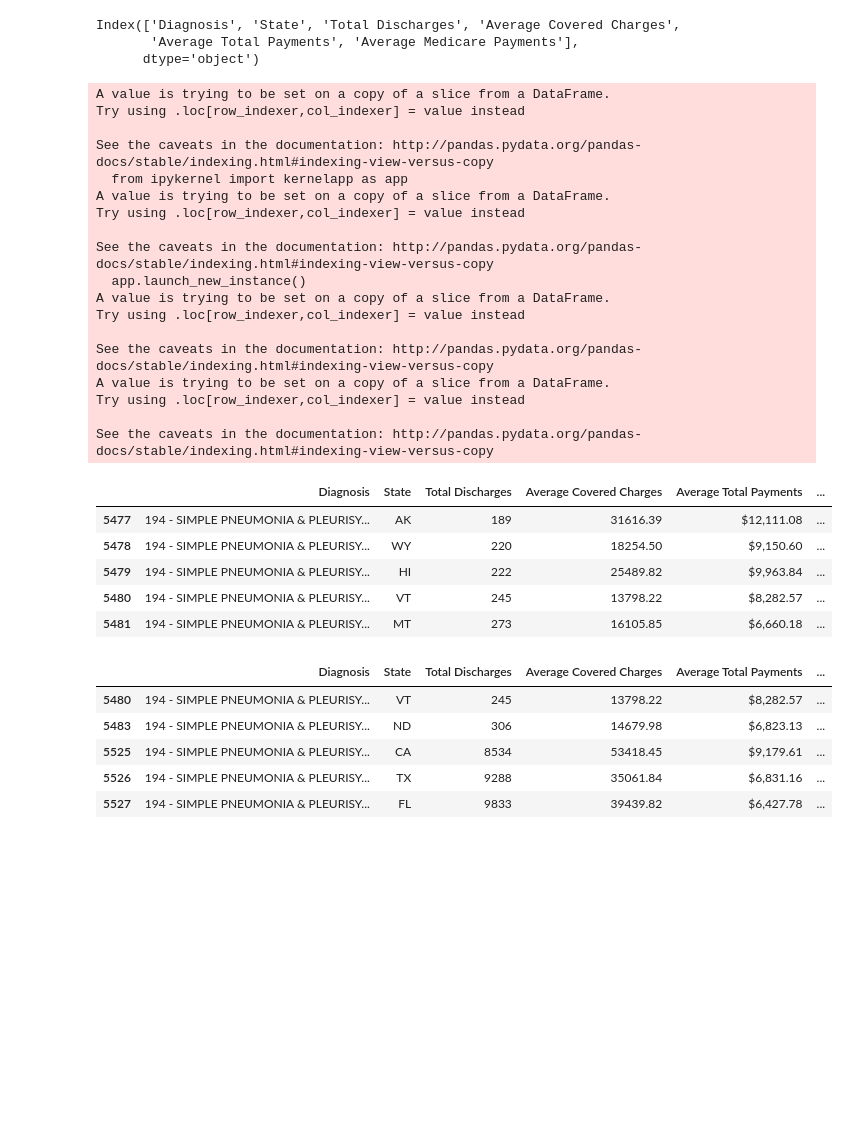
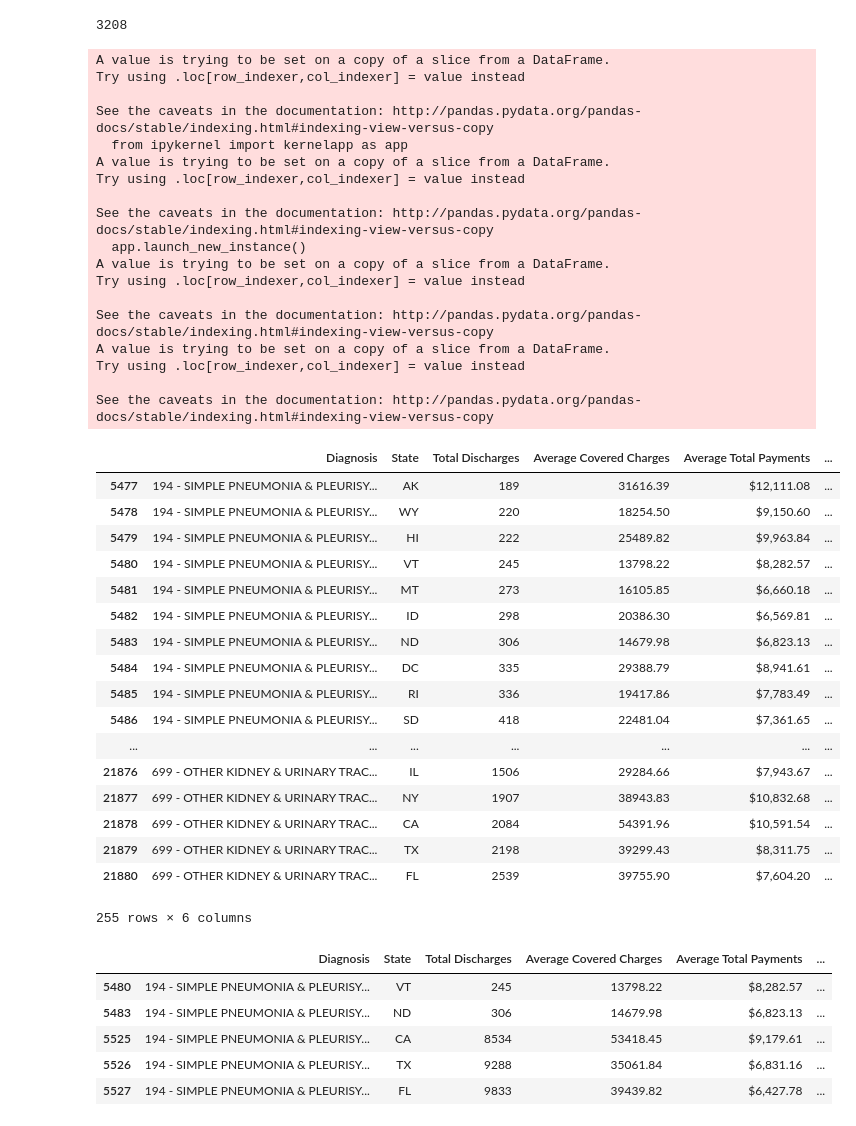
Before and after one commit to nilamroy2/Group6_Project_1, a Jupyter notebook: group6_starter_code_vasudha.ipynb, the cells around one changed output. Saved outputs shown, nothing was run; the diff lists cells and outputs as text; code cells hidden in the pictures; blank space fills up the shorter version.

```diff
--- a/group6_starter_code_vasudha.ipynb
+++ b/group6_starter_code_vasudha.ipynb
@@ -41,10 +42,12 @@ diag_list = ['293 - HEART FAILURE & SHOCK W/O CC/MCC','292 - HEART FAILURE & SHO
 df_renamed.columns
 #df_renamed_value.head()
 #type(df_renamed_value.iloc[0,9])
+#df_renamed_value['Diagnosis'].nunique()
+#df_renamed['Diagnosis'].nunique()
+df_provider['DRG Definition'].nunique()
+df_provider['Provider Id'].nunique()
 # %% [output]
-Index(['Diagnosis', 'State', 'Total Discharges', 'Average Covered Charges',
-       'Average Total Payments', 'Average Medicare Payments'],
-      dtype='object')
+3208
 # %%
 #total_discharges = by_state[" Total Discharges "].sum()
 #total_discharges
@@ -63,47 +66,45 @@ if (type(df_renamed_value.iloc[0,2]) == str):
     df_renamed_value['Average Covered Charges'] = df_renamed_value['Average Covered Charges'].str.replace('$','').str.replace(',','')
     df_renamed_value['Average Covered Charges'] = df_renamed_value['Average Covered Charges'].astype(np.float64)
     df_renamed_value['Total Discharges'] = df_renamed_value['Total Discharges'].str.replace(',','')
     df_renamed_value['Total Discharges'] = df_renamed_value['Total Discharges'].astype(np.int64)
 
-
-# df_renamed_value_grp = df_renamed_value.groupby(['State'])
-
-# df_renamed_value_grp_sum = df_renamed_value_grp['Average Covered Charges'].sum()
-# df_renamed_value_grp_sumdf = pd.DataFrame(df_renamed_value_grp_sum)
-
-# df_renamed_value_grp_sumdf.sort_values('Average Covered Charges',ascending=False).head()
-
-#df_renamed_value
-#type(df_renamed_value['Average Covered Charges'][0])
-#df_renamed_value
-#type(df_renamed_value['Average Covered Charges'][0])
-#df_renamed_value['Average Covered Charges'].dtype
-
-df_renamed_value.head()
+df_renamed_value
 # %% [output]
 A value is trying to be set on a copy of a slice from a DataFrame.
 Try using .loc[row_indexer,col_indexer] = value instead
 
 See the caveats in the documentation: http://pandas.pydata.org/pandas-docs/stable/indexing.html#indexing-view-versus-copy
   from ipykernel import kernelapp as app
 A value is trying to be set on a copy of a slice from a DataFrame.
 Try using .loc[row_indexer,col_indexer] = value instead
 
 See the caveats in the documentation: http://pandas.pydata.org/pandas-docs/stable/indexing.html#indexing-view-versus-copy
   app.launch_new_instance()
 A value is trying to be set on a copy of a slice from a DataFrame.
 Try using .loc[row_indexer,col_indexer] = value instead
 
 See the caveats in the documentation: http://pandas.pydata.org/pandas-docs/stable/indexing.html#indexing-view-versus-copy
 A value is trying to be set on a copy of a slice from a DataFrame.
 Try using .loc[row_indexer,col_indexer] = value instead
 
 See the caveats in the documentation: http://pandas.pydata.org/pandas-docs/stable/indexing.html#indexing-view-versus-copy
 |  | Diagnosis | State | Total Discharges | Average Covered Charges | Average Total Payments | ... |
 | 5477 | 194 - SIMPLE PNEUMONIA & PLEURISY... | AK | 189 | 31616.39 | $12,111.08 | ... |
 | 5478 | 194 - SIMPLE PNEUMONIA & PLEURISY... | WY | 220 | 18254.50 | $9,150.60 | ... |
 | 5479 | 194 - SIMPLE PNEUMONIA & PLEURISY... | HI | 222 | 25489.82 | $9,963.84 | ... |
 | 5480 | 194 - SIMPLE PNEUMONIA & PLEURISY... | VT | 245 | 13798.22 | $8,282.57 | ... |
 | 5481 | 194 - SIMPLE PNEUMONIA & PLEURISY... | MT | 273 | 16105.85 | $6,660.18 | ... |
+| 5482 | 194 - SIMPLE PNEUMONIA & PLEURISY... | ID | 298 | 20386.30 | $6,569.81 | ... |
+| 5483 | 194 - SIMPLE PNEUMONIA & PLEURISY... | ND | 306 | 14679.98 | $6,823.13 | ... |
+| 5484 | 194 - SIMPLE PNEUMONIA & PLEURISY... | DC | 335 | 29388.79 | $8,941.61 | ... |
+| 5485 | 194 - SIMPLE PNEUMONIA & PLEURISY... | RI | 336 | 19417.86 | $7,783.49 | ... |
+| 5486 | 194 - SIMPLE PNEUMONIA & PLEURISY... | SD | 418 | 22481.04 | $7,361.65 | ... |
+| ... | ... | ... | ... | ... | ... | ... |
+| 21876 | 699 - OTHER KIDNEY & URINARY TRAC... | IL | 1506 | 29284.66 | $7,943.67 | ... |
+| 21877 | 699 - OTHER KIDNEY & URINARY TRAC... | NY | 1907 | 38943.83 | $10,832.68 | ... |
+| 21878 | 699 - OTHER KIDNEY & URINARY TRAC... | CA | 2084 | 54391.96 | $10,591.54 | ... |
+| 21879 | 699 - OTHER KIDNEY & URINARY TRAC... | TX | 2198 | 39299.43 | $8,311.75 | ... |
+| 21880 | 699 - OTHER KIDNEY & URINARY TRAC... | FL | 2539 | 39755.90 | $7,604.20 | ... |
+255 rows × 6 columns
 # %%
 #Finding values for 5 states for 5 diagnosis
```
Also changed, not shown: parts of 9 cells of this notebook, 3 other files.
